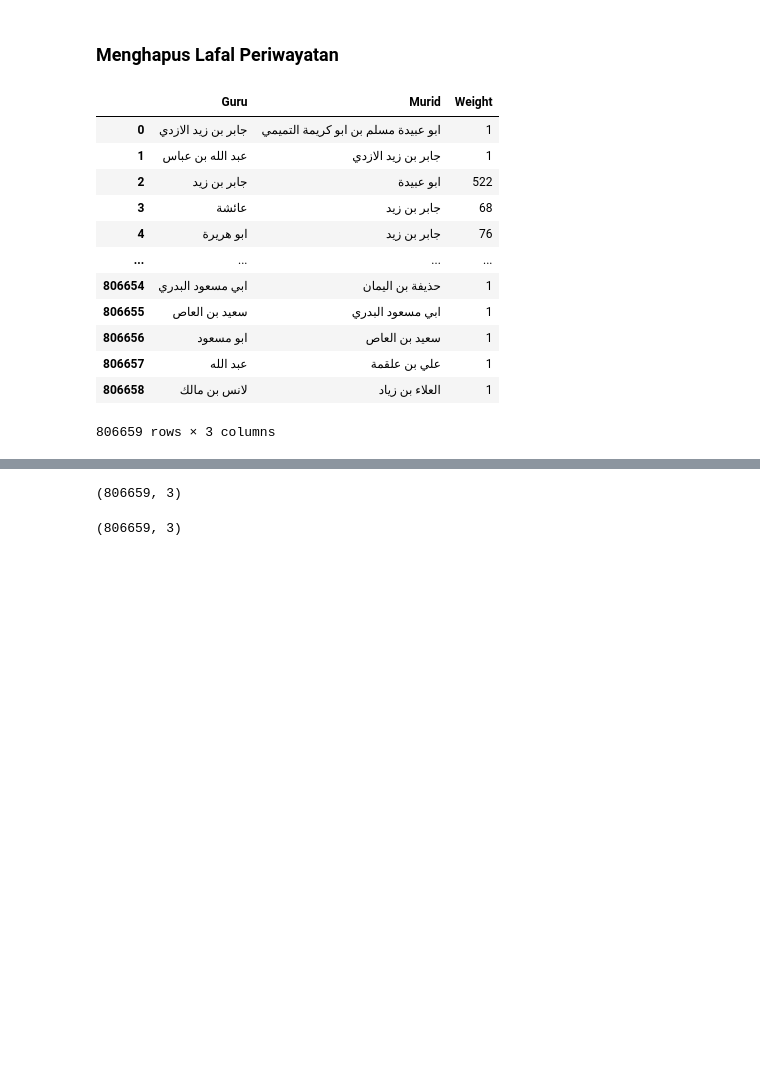
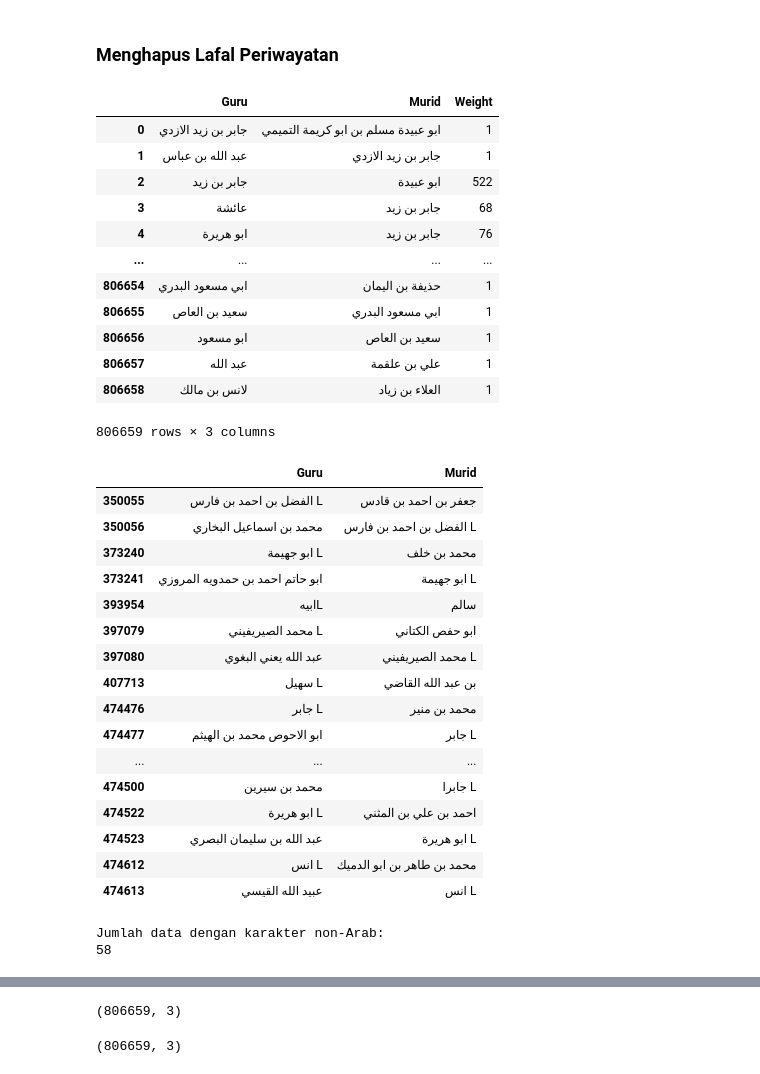
Before and after one commit to Nazrililham090805/sanad-hadith, a Jupyter notebook: src/Edges.ipynb, the cells around one changed output, grey strips where cells are left out. Saved outputs shown, nothing was run; the diff lists cells and outputs as text; code cells hidden in the pictures; blank space fills up the shorter version.

```diff
--- a/src/Edges.ipynb
+++ b/src/Edges.ipynb
@@ -203,12 +203,21 @@ noise_patterns = [
     r'\bالي\b'
 ]
 
+noise_words = [
+    'IDF',
+    'يعني'
+]
+
+
 # Gabungkan lafal menjadi regex
 lafal_pattern = r'\b(?:' + '|'.join(lafal_periwayatan) + r')\b'
 noise_pattern = '|'.join(noise_patterns)
 
 # Karakter/simbol yang dihapus
-pattern = r'[,،#()="{}\-\?\.:\|]+|<IDF>|</IDF>'
+pattern = r'[,،#()="{}\-\?\.:\|]+|<IDF>|</IDF>|\bIDF\b'
+
+# Gabungkan regex
+noise_words = '|'.join(noise_words)
 
 
 # Fungsi cleaning
@@ -223,6 +232,12 @@ def clean_text(text):
     # Hapus noise tambahan
     text = re.sub(noise_pattern, ' ', text)
 
+    # Hapus noise
+    text = re.sub(noise_pattern, ' ', text)
+
+    # Hapus tag IDF
+    text = re.sub(r'<\/?IDF>', ' ', text)
+
     # Hapus harakat Arab
     text = re.sub(r'[\u064B-\u065F\u0670]', '', text)
 
@@ -231,7 +246,6 @@ def clean_text(text):
 
     # Hapus waw di awal kata
     text = re.sub(r'^و(?=[\u0600-\u06FF])', '', text)
-
 
     # Hapus tatweel
     text = re.sub(r'ـ+', '', text)
@@ -271,3 +285,48 @@ display(edges_df[['Guru', 'Murid', 'Weight']])
 | 806657 | عبد الله | علي بن علقمة | 1 |
 | 806658 | لانس بن مالك | العلاء بن زياد | 1 |
 806659 rows × 3 columns
+# %%
+# Cek karakter selain huruf Arab
+def check_non_arabic(text):
+
+    if not isinstance(text, str):
+        return False
+
+    # Cari karakter selain Arab dan spasi
+    return bool(
+        re.search(r'[^\u0600-\u06FF\s]', text)
+    )
+
+# Ambil data yang masih memiliki
+# karakter non-Arab pada kolom Guru atau Murid
+non_arabic_df = edges_df[
+    edges_df['Guru'].apply(check_non_arabic) |
+    edges_df['Murid'].apply(check_non_arabic)
+]
+
+# Tampilkan hasil
+display(non_arabic_df[['Guru', 'Murid']].head(20))
+
+# Jumlah data
+print("Jumlah data dengan karakter non-Arab:")
+print(len(non_arabic_df))
+# %% [output]
+|  | Guru | Murid |
+| 350055 | الفضل بن احمد بن فارس L | جعفر بن احمد بن قادس |
+| 350056 | محمد بن اسماعيل البخاري | الفضل بن احمد بن فارس L |
+| 373240 | ابو جهيمة L | محمد بن خلف |
+| 373241 | ابو حاتم احمد بن حمدويه المروزي | ابو جهيمة L |
+| 393954 | ابيهL | سالم |
+| 397079 | محمد الصيريفيني L | ابو حفص الكتاني |
+| 397080 | عبد الله يعني البغوي | محمد الصيريفيني L |
+| 407713 | سهيل L | بن عبد الله القاضي |
+| 474476 | جابر L | محمد بن منير |
+| 474477 | ابو الاحوص محمد بن الهيثم | جابر L |
+| ... | ... | ... |
+| 474500 | محمد بن سيرين | جابرا L |
+| 474522 | ابو هريرة L | احمد بن علي بن المثني |
+| 474523 | عبد الله بن سليمان البصري | ابو هريرة L |
+| 474612 | انس L | محمد بن طاهر بن ابو الدميك |
+| 474613 | عبيد الله القيسي | انس L |
+Jumlah data dengan karakter non-Arab:
+58
```
Also changed, not shown: parts of 6 cells of this notebook, 2 other files.
